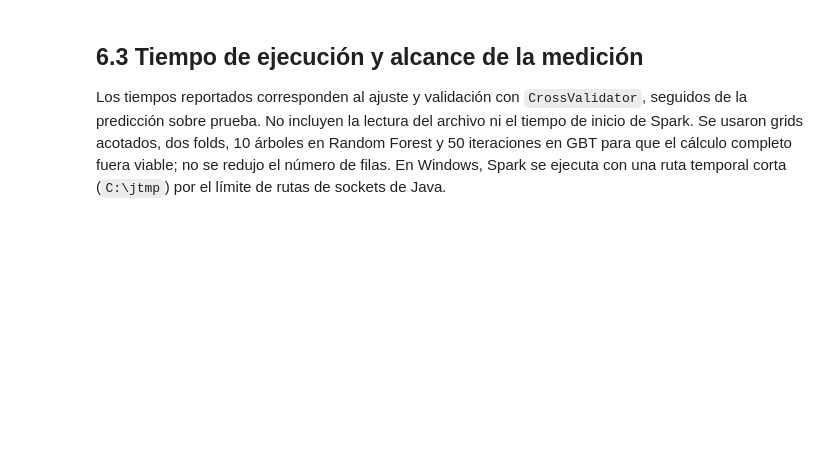
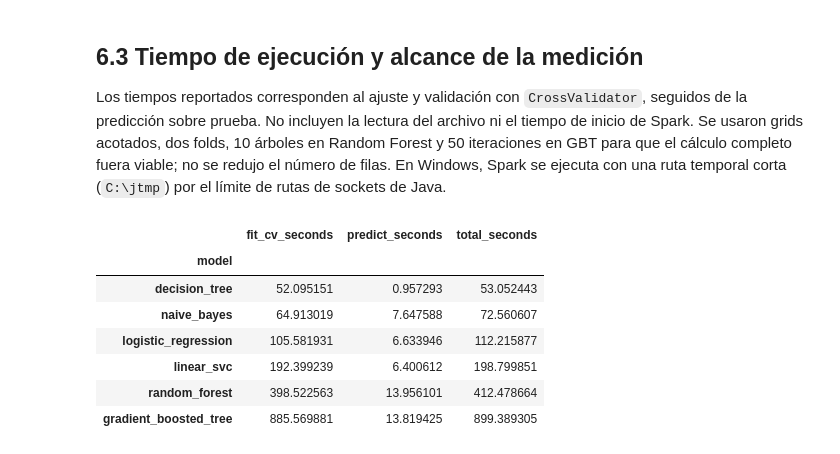
Before and after one commit to valefigueroa3/proyecto-integrador-aprendizaje-automatico, a Jupyter notebook: notebooks/06_modelado_spark.ipynb, the cells around one changed output. Saved outputs shown, nothing was run; the diff lists cells and outputs as text; code cells hidden in the pictures; blank space fills up the shorter version.

```diff
--- a/notebooks/06_modelado_spark.ipynb
+++ b/notebooks/06_modelado_spark.ipynb
@@ -78,3 +82,16 @@ if len(metrics_spark):
 ## 6.3 Tiempo de ejecución y alcance de la medición
 
 Los tiempos reportados corresponden al ajuste y validación con `CrossValidator`, seguidos de la predicción sobre prueba. No incluyen la lectura del archivo ni el tiempo de inicio de Spark. Se usaron grids acotados, dos folds, 10 árboles en Random Forest y 50 iteraciones en GBT para que el cálculo completo fuera viable; no se redujo el número de filas. En Windows, Spark se ejecuta con una ruta temporal corta (`C:\jtmp`) por el límite de rutas de sockets de Java.
+# %%
+spark_timing = metrics_spark[['fit_cv_seconds', 'predict_seconds']].copy()
+spark_timing['total_seconds'] = spark_timing.sum(axis=1)
+display(spark_timing.sort_values('total_seconds'))
+# %% [output]
+|  | fit_cv_seconds | predict_seconds | total_seconds |
+| model |  |  |  |
+| decision_tree | 52.095151 | 0.957293 | 53.052443 |
+| naive_bayes | 64.913019 | 7.647588 | 72.560607 |
+| logistic_regression | 105.581931 | 6.633946 | 112.215877 |
+| linear_svc | 192.399239 | 6.400612 | 198.799851 |
+| random_forest | 398.522563 | 13.956101 | 412.478664 |
+| gradient_boosted_tree | 885.569881 | 13.819425 | 899.389305 |
```
Also changed, not shown: parts of 5 cells of this notebook, 14 other files.
